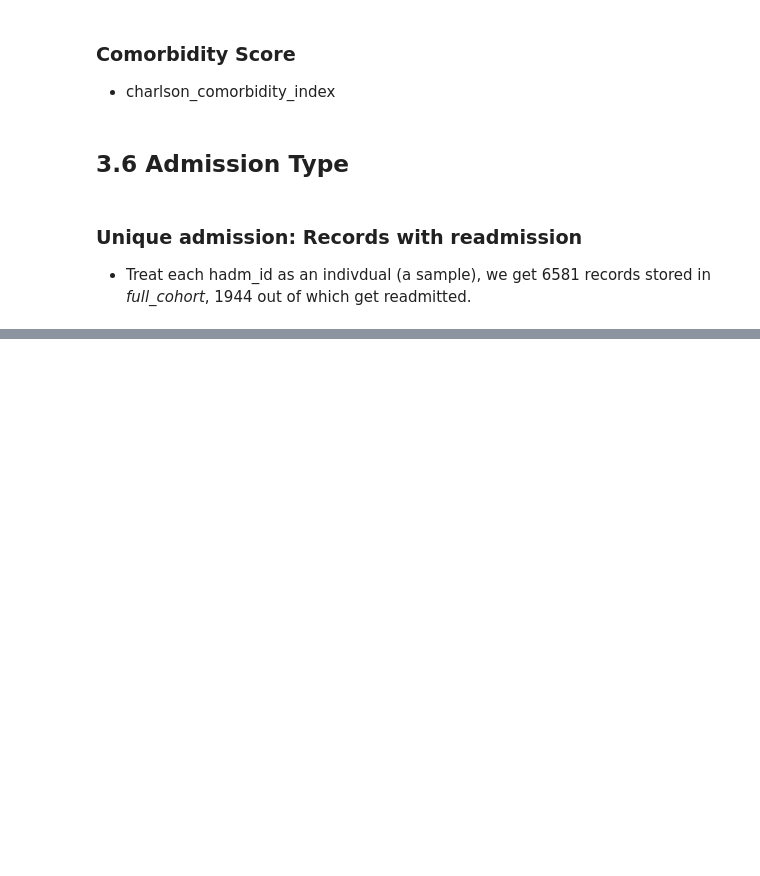
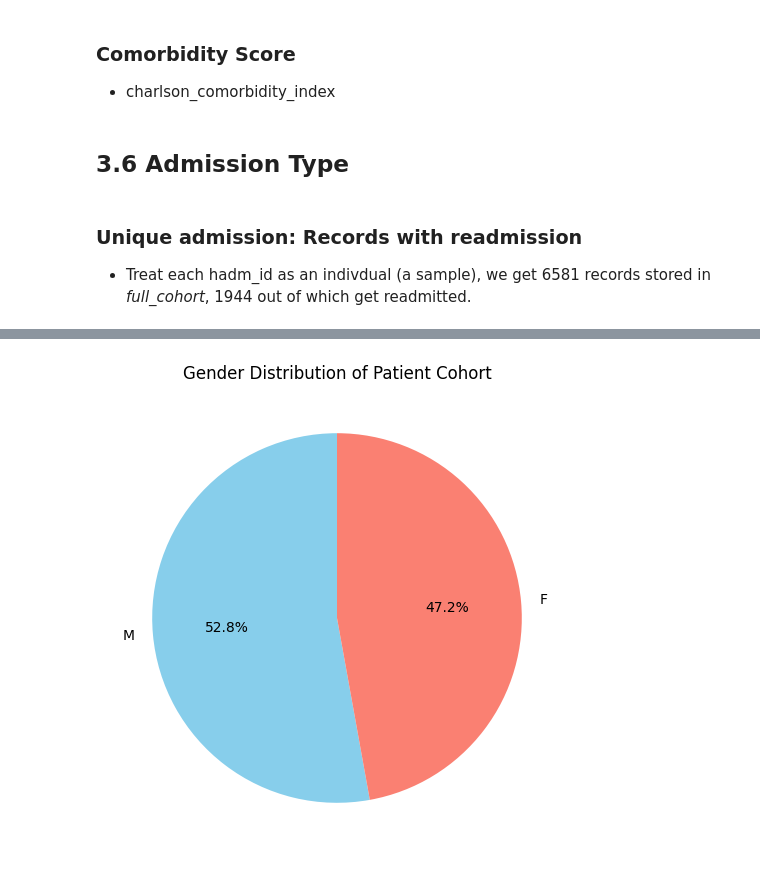
Before and after one commit to tsarathi/comp90089, a Jupyter notebook: comp90089.ipynb, the cells around one changed output, grey strips where cells are left out. Drawn from its saved outputs; the diff is of its cells as text; code cells hidden in the pictures; blank space fills up the shorter version.

```diff
--- a/comp90089.ipynb
+++ b/comp90089.ipynb
@@ -656,0 +882,10 @@ data = pd.concat([class1, class0], ignore_index=True)
+# %%
+unique_subjects = data.drop_duplicates(subset=['subject_id'])
+gender_counts = unique_subjects['gender'].value_counts()
+plt.figure(figsize=(6, 6))
+gender_counts.plot(kind='pie', autopct='%1.1f%%', startangle=90, colors=['skyblue', 'salmon'])
+plt.title('Gender Distribution of Patient Cohort')
+plt.ylabel('')  # Removes the default y-label
+plt.show()
+# %% [output]
+[figure, added]
```
Also changed, not shown: parts of 47 cells of this notebook, 7 other files.
